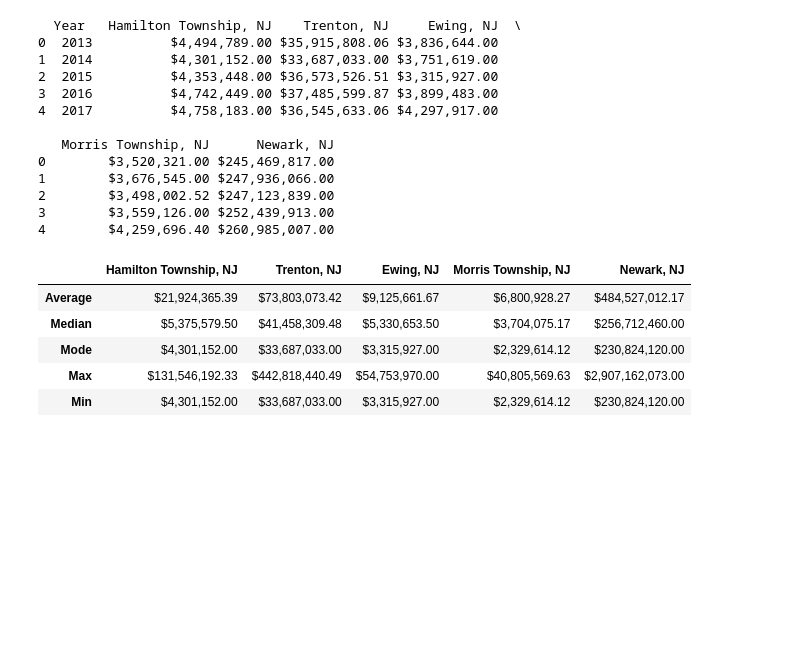
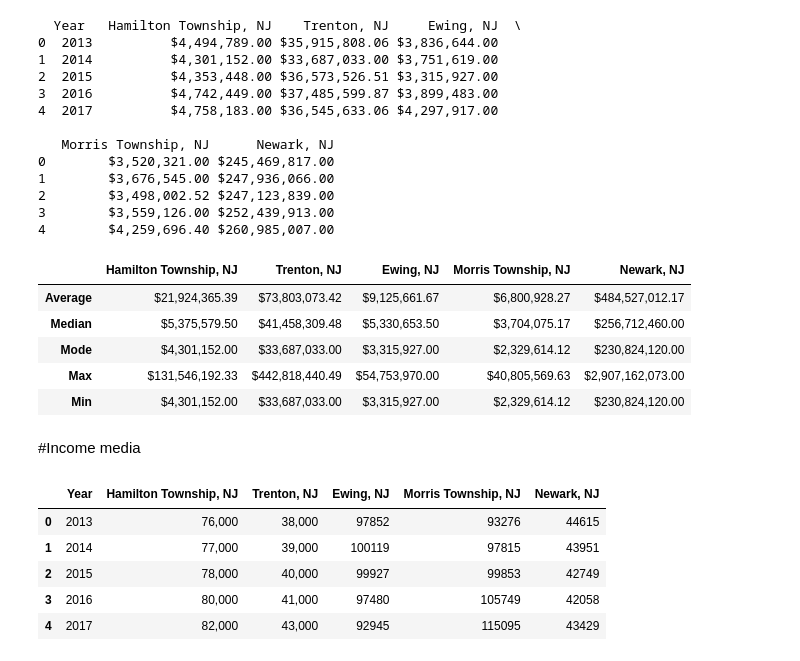
Before and after one commit to erikaguiracocha/Capstone-Project, a Jupyter notebook: capstoneproject1.ipynb, the cells around one changed output. Saved outputs shown, nothing was run; the diff lists cells and outputs as text; code cells hidden in the pictures; blank space fills up the shorter version.

```diff
--- a/capstoneproject1.ipynb
+++ b/capstoneproject1.ipynb
@@ -179,3 +179,21 @@ df_stats
 | Mode | $4,301,152.00 | $33,687,033.00 | $3,315,927.00 | $2,329,614.12 | $230,824,120.00 |
 | Max | $131,546,192.33 | $442,818,440.49 | $54,753,970.00 | $40,805,569.63 | $2,907,162,073.00 |
 | Min | $4,301,152.00 | $33,687,033.00 | $3,315,927.00 | $2,329,614.12 | $230,824,120.00 |
+# %% [markdown]
+#Income media
+# %%
+import pandas as pd
+
+# Cargar el archivo CSV desde el enlace
+url = "https://raw.githubusercontent.com/erikaguiracocha/Data-Visualization-2025/refs/heads/main/Income%20Media.csv"
+data = pd.read_csv(url)
+
+# Verificar que los datos se cargaron correctamente
+data.head()
+# %% [output]
+|  | Year | Hamilton Township, NJ | Trenton, NJ | Ewing, NJ | Morris Township, NJ | Newark, NJ |
+| 0 | 2013 | 76,000 | 38,000 | 97852 | 93276 | 44615 |
+| 1 | 2014 | 77,000 | 39,000 | 100119 | 97815 | 43951 |
+| 2 | 2015 | 78,000 | 40,000 | 99927 | 99853 | 42749 |
+| 3 | 2016 | 80,000 | 41,000 | 97480 | 105749 | 42058 |
+| 4 | 2017 | 82,000 | 43,000 | 92945 | 115095 | 43429 |
```
Also changed, not shown: parts of 7 cells of this notebook.
